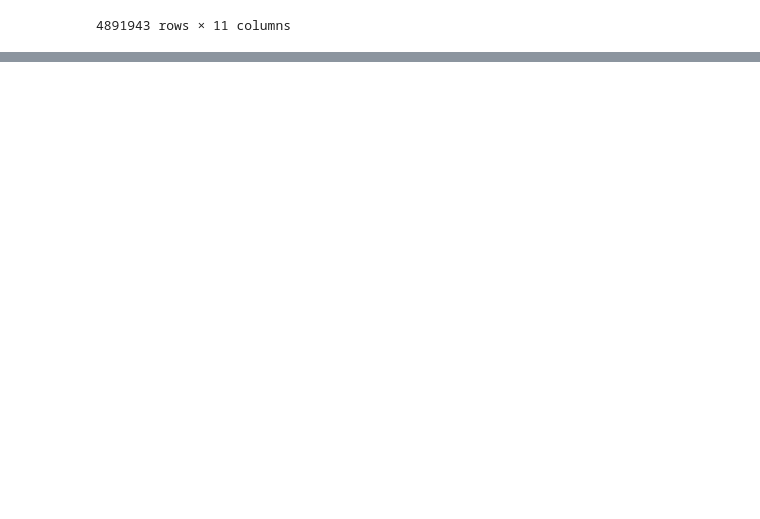
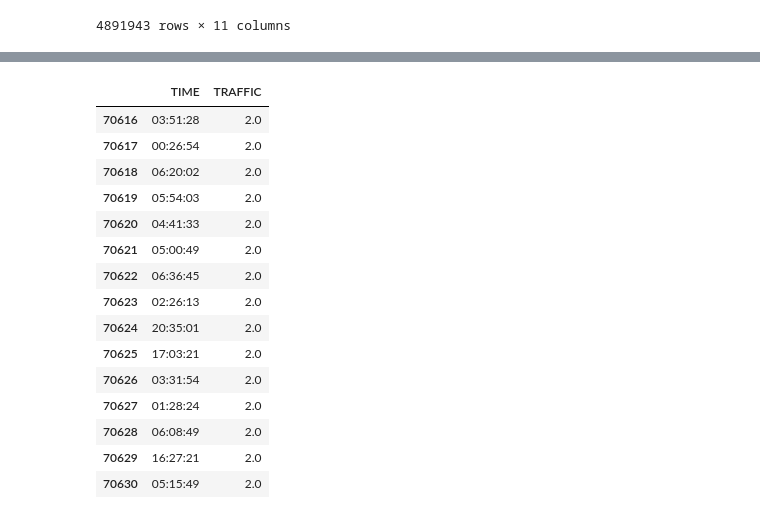
Before and after one commit to osmanGuler19/MTA_TURNSTILE, a Jupyter notebook: DS-1.ipynb, the cells around one changed output, grey strips where cells are left out. Drawn from its saved outputs; the diff is of its cells as text; code cells hidden in the pictures; blank space fills up the shorter version.

```diff
--- a/DS-1.ipynb
+++ b/DS-1.ipynb
@@ -311,0 +358,20 @@ mta.sort_values(by='TRAFFIC', ascending= False)
+# %%
+most_crowded_hours = pd.DataFrame(mta.groupby('TIME')['TRAFFIC'].sum().sort_values(ascending=False).reset_index())
+most_crowded_hours.tail(15)
+# %% [output]
+|  | TIME | TRAFFIC |
+| 70616 | 03:51:28 | 2.0 |
+| 70617 | 00:26:54 | 2.0 |
+| 70618 | 06:20:02 | 2.0 |
+| 70619 | 05:54:03 | 2.0 |
+| 70620 | 04:41:33 | 2.0 |
+| 70621 | 05:00:49 | 2.0 |
+| 70622 | 06:36:45 | 2.0 |
+| 70623 | 02:26:13 | 2.0 |
+| 70624 | 20:35:01 | 2.0 |
+| 70625 | 17:03:21 | 2.0 |
+| 70626 | 03:31:54 | 2.0 |
+| 70627 | 01:28:24 | 2.0 |
+| 70628 | 06:08:49 | 2.0 |
+| 70629 | 16:27:21 | 2.0 |
+| 70630 | 05:15:49 | 2.0 |
```
Also changed, not shown: parts of 8 cells of this notebook.
